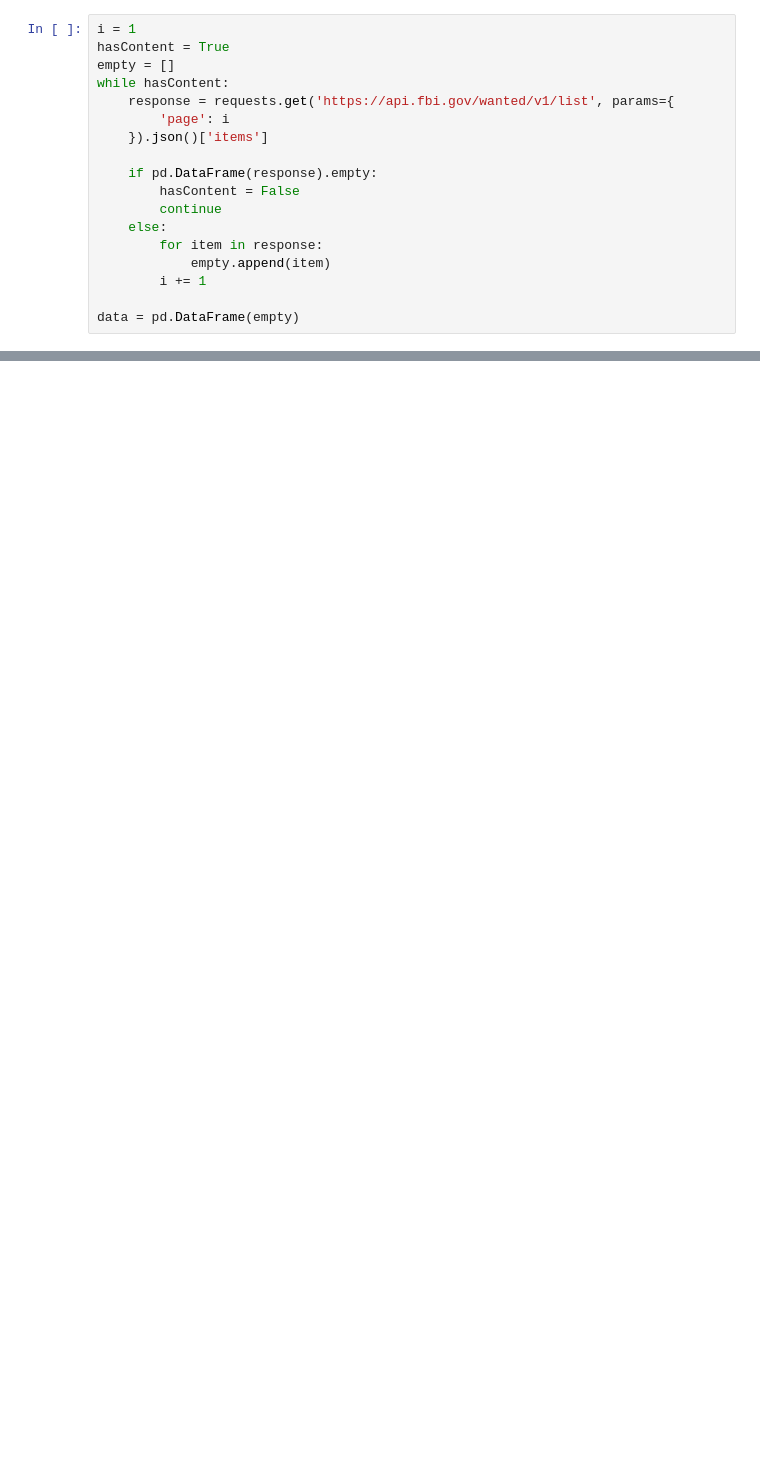
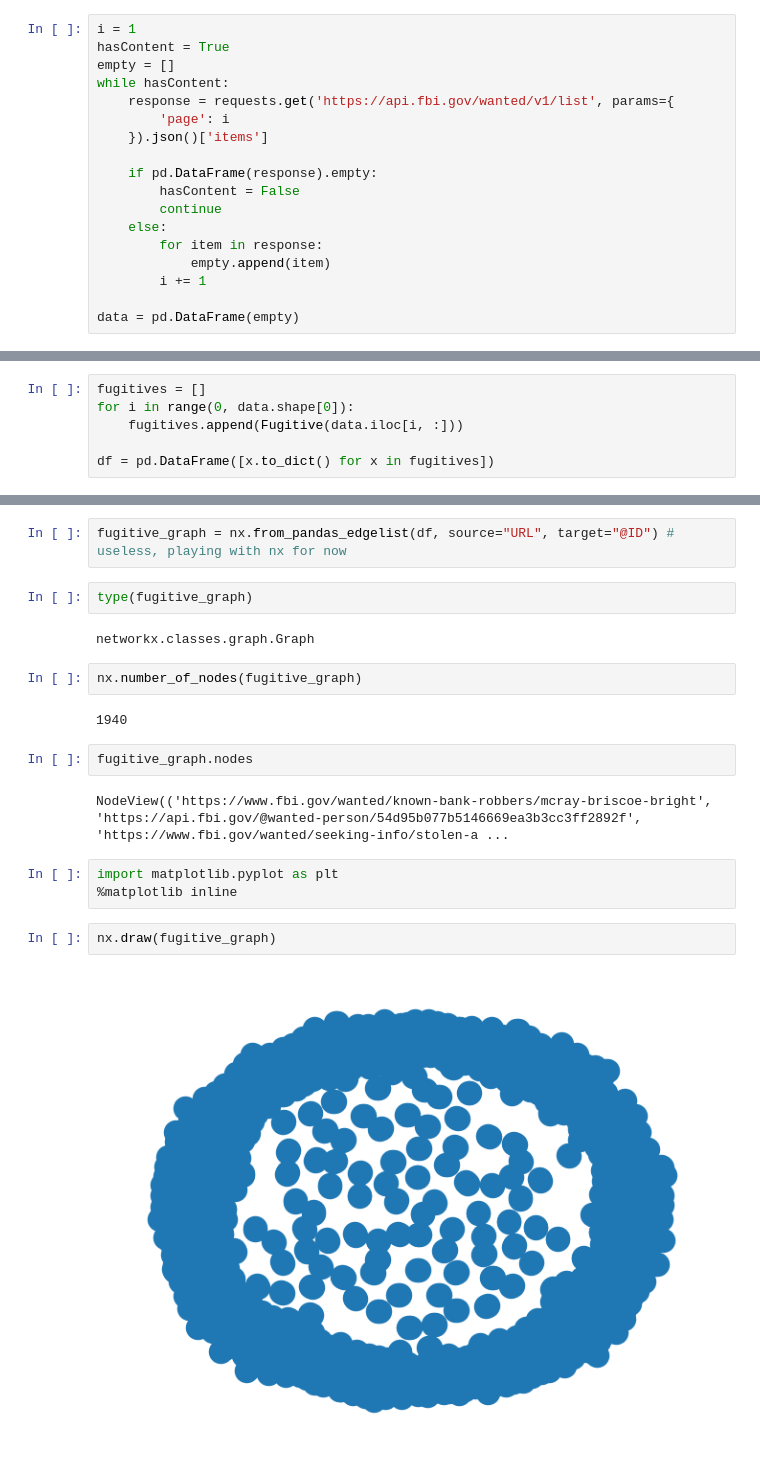
Before and after one commit to bedolpab/FBI-Wanted-Analysis, a Jupyter notebook: data_test.ipynb, the cells around one changed output, grey strips where cells are left out. Saved outputs shown, nothing was run; the diff lists cells and outputs as text; blank space fills up the shorter version.

```diff
--- a/data_test.ipynb
+++ b/data_test.ipynb
@@ -91,0 +29,6 @@ data.shape[0]
+# %%
+fugitives = []
+for i in range(0, data.shape[0]):
+    fugitives.append(Fugitive(data.iloc[i, :]))
+
+df = pd.DataFrame([x.to_dict() for x in fugitives])
@@ -91,0 +50,21 @@ data.shape[0]
+# %%
+fugitive_graph = nx.from_pandas_edgelist(df, source="URL", target="@ID") # useless, playing with nx for now
+# %%
+type(fugitive_graph)
+# %% [output]
+networkx.classes.graph.Graph
+# %%
+nx.number_of_nodes(fugitive_graph)
+# %% [output]
+1940
+# %%
+fugitive_graph.nodes
+# %% [output]
+NodeView(('https://www.fbi.gov/wanted/known-bank-robbers/mcray-briscoe-bright', 'https://api.fbi.gov/@wanted-person/54d95b077b5146669ea3b3cc3ff2892f', 'https://www.fbi.gov/wanted/seeking-info/stolen-a ...
+# %%
+import matplotlib.pyplot as plt
+%matplotlib inline
+# %%
+nx.draw(fugitive_graph)
+# %% [output]
+[figure, added]
```
Also changed, not shown: parts of 9 cells of this notebook, 2 other files.
